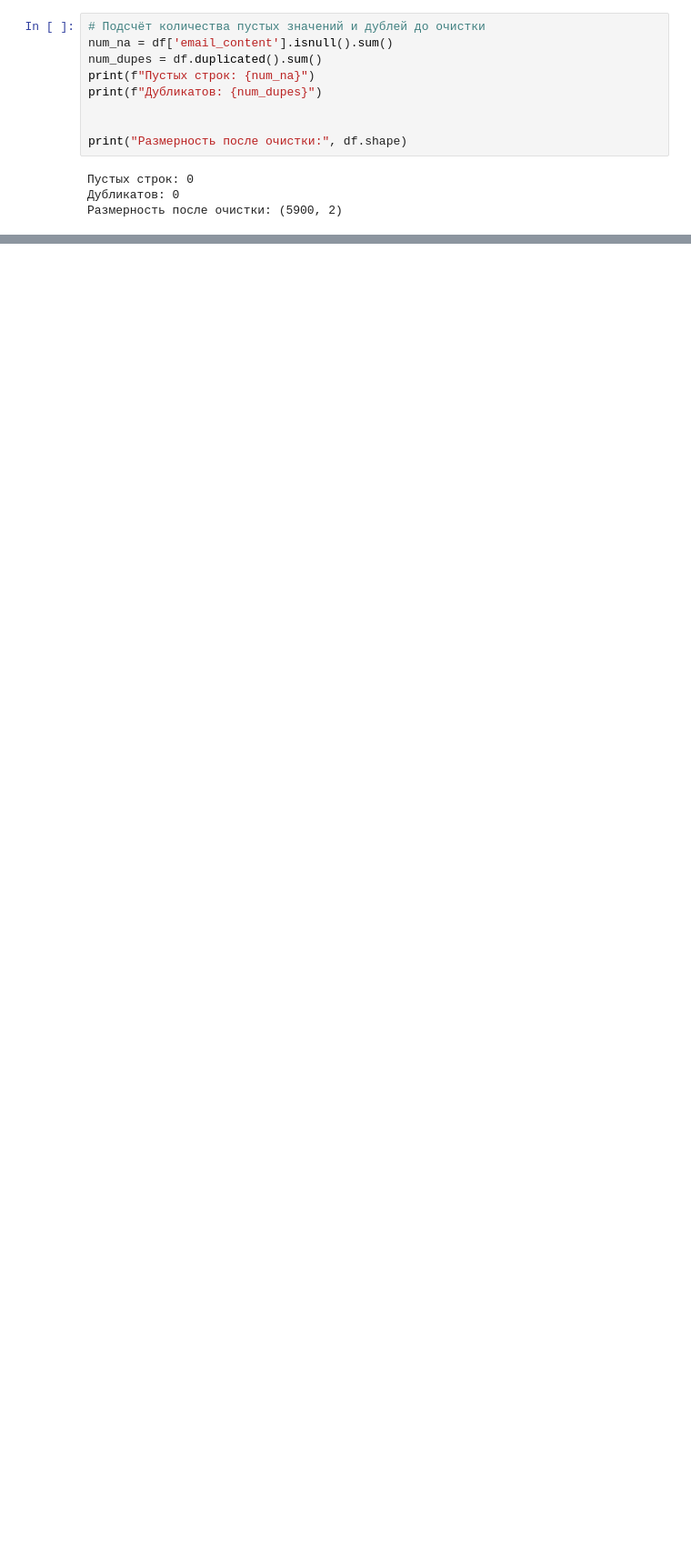
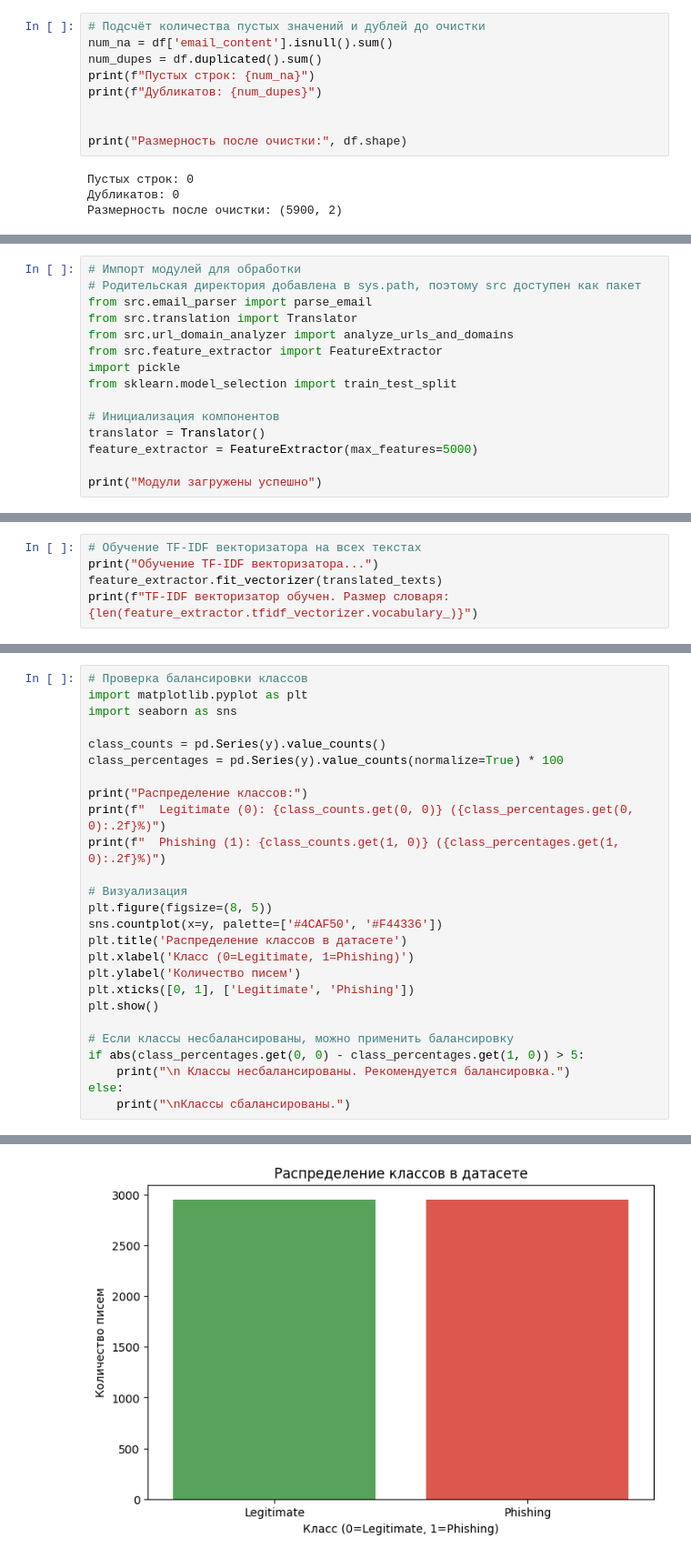
Before and after one commit to avseitsevad/eml-phishing-analyzer, a Jupyter notebook: notebooks/dataset_and_features.ipynb, the cells around one changed output, grey strips where cells are left out. Shown: that part at 91% size. Cells and saved outputs as stored; diff of their text form; blank space fills up the shorter version.

```diff
--- a/notebooks/dataset_and_features.ipynb
+++ b/notebooks/dataset_and_features.ipynb
@@ -328,0 +378,15 @@ print("Размерность после очистки:", df.shape)
+# %%
+# Импорт модулей для обработки
+# Родительская директория добавлена в sys.path, поэтому src доступен как пакет
+from src.email_parser import parse_email
+from src.translation import Translator
+from src.url_domain_analyzer import analyze_urls_and_domains
+from src.feature_extractor import FeatureExtractor
+import pickle
+from sklearn.model_selection import train_test_split
+
+# Инициализация компонентов
+translator = Translator()
+feature_extractor = FeatureExtractor(max_features=5000)
+
+print("Модули загружены успешно")
@@ -328,0 +579,5 @@ print("Размерность после очистки:", df.shape)
+# %%
+# Обучение TF-IDF векторизатора на всех текстах
+print("Обучение TF-IDF векторизатора...")
+feature_extractor.fit_vectorizer(translated_texts)
+print(f"TF-IDF векторизатор обучен. Размер словаря: {len(feature_extractor.tfidf_vectorizer.vocabulary_)}")
@@ -328,0 +665,27 @@ print("Размерность после очистки:", df.shape)
+# %%
+# Проверка балансировки классов
+import matplotlib.pyplot as plt
+import seaborn as sns
+
+class_counts = pd.Series(y).value_counts()
+class_percentages = pd.Series(y).value_counts(normalize=True) * 100
+
+print("Распределение классов:")
+print(f"  Legitimate (0): {class_counts.get(0, 0)} ({class_percentages.get(0, 0):.2f}%)")
+print(f"  Phishing (1): {class_counts.get(1, 0)} ({class_percentages.get(1, 0):.2f}%)")
+
+# Визуализация
+plt.figure(figsize=(8, 5))
+sns.countplot(x=y, palette=['#4CAF50', '#F44336'])
+plt.title('Распределение классов в датасете')
+plt.xlabel('Класс (0=Legitimate, 1=Phishing)')
+plt.ylabel('Количество писем')
+plt.xticks([0, 1], ['Legitimate', 'Phishing'])
+plt.show()
+
+# Если классы несбалансированы, можно применить балансировку
+if abs(class_percentages.get(0, 0) - class_percentages.get(1, 0)) > 5:
+    print("\n Классы несбалансированы. Рекомендуется балансировка.")
+else:
+    print("\nКлассы сбалансированы.")
+# %% [output]
@@ -328,0 +695 @@ print("Размерность после очистки:", df.shape)
+[figure, added]
```
Also changed, not shown: parts of 37 cells of this notebook, 9 other files.
